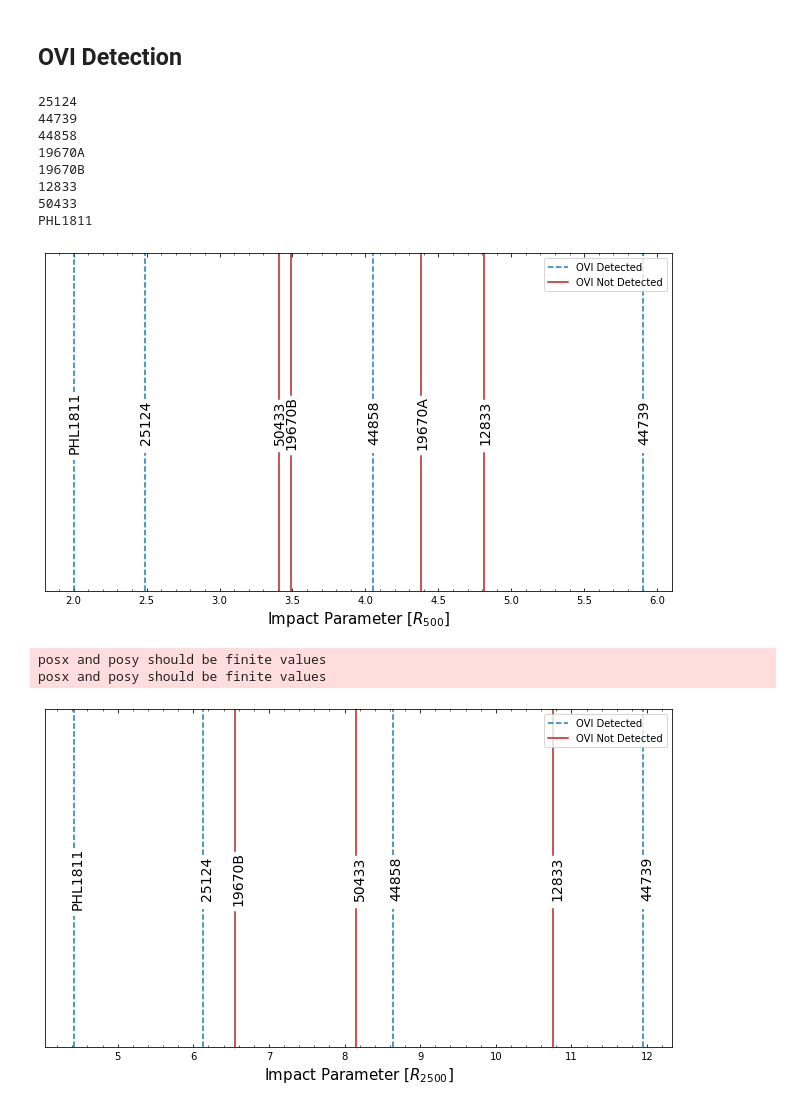
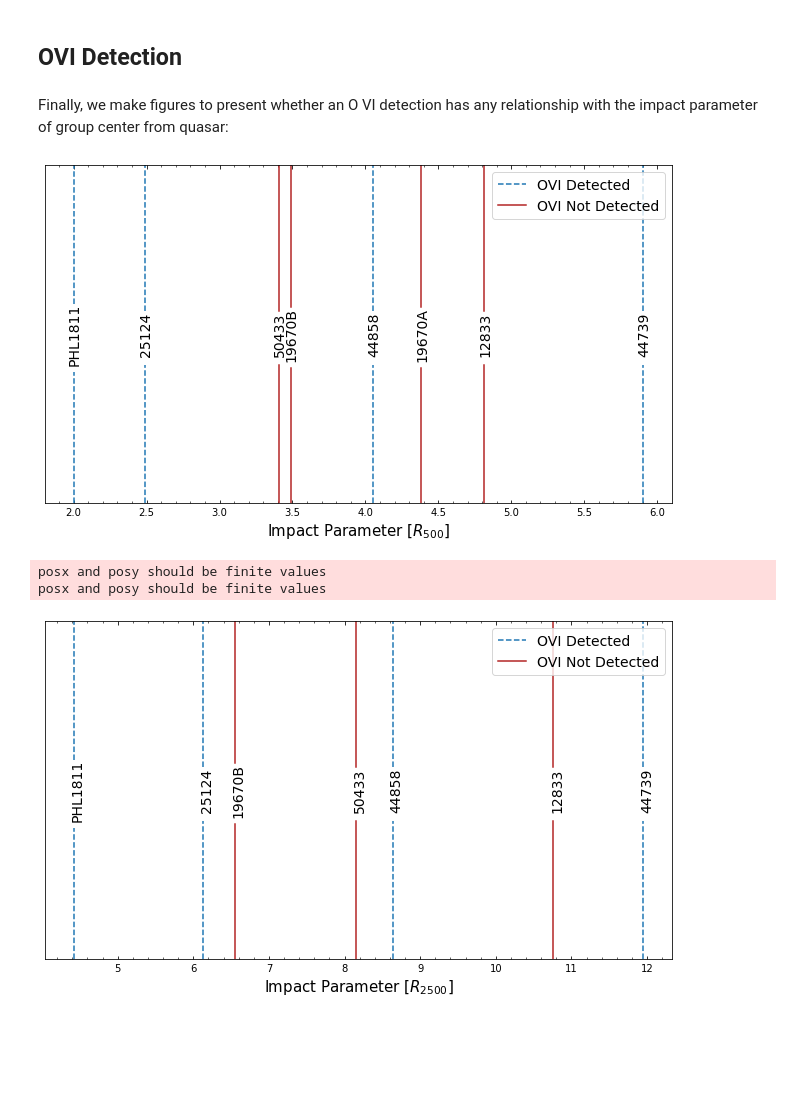
Before and after one commit to DavidT3/OVI_groups, a Jupyter notebook: notebooks/other_analyses/detection_impact_parameter.ipynb, the cells around one changed output. Saved outputs shown, nothing was run; the diff lists cells and outputs as text; code cells hidden in the pictures; blank space fills up the shorter version.

Commit message:
Put the final touches on the notebook that generates figures relating to impact factor, and also renamed it from impact factor to impact parameter

```diff
--- a/notebooks/other_analyses/detection_impact_factor.ipynb
+++ b/notebooks/other_analyses/detection_impact_parameter.ipynb
@@ -266,18 +284,8 @@ plt.show()
 [figure]
 # %% [markdown]
 ## OVI Detection
-# %%
-for row_ind, row in comb.iterrows():
-    print(row['name'])
-# %% [output]
-25124
-44739
-44858
-19670A
-19670B
-12833
-50433
-PHL1811
+# %% [markdown]
+Finally, we make figures to present whether an O VI detection has any relationship with the impact parameter of group center from quasar:
 # %%
 y_stop_start = {'25124': [0.41, 0.57], '44739': [0.41, 0.57], '44858': [0.41, 0.57], '19670A': [0.40, 0.58],
                 '19670B': [0.40, 0.58], '12833': [0.41, 0.57], '50433': [0.41, 0.57], 'PHL1811': [0.39, 0.59]}
@@ -295,35 +303,35 @@ not_det_lab = False
 for row_ind, row in comb.iterrows():
     d_rad = xr500_scale_imp_fac[row_ind].value
     ax.annotate(row['name'], (d_rad - 0.04, 0.5), rotation=90, verticalalignment='center',
                              color='black', fontsize=14, xycoords=('data', 'axes fraction'))
     if row['OVI_det']:
         if not det_lab:
             lab = 'OVI Detected'
             det_lab = True
         else:
             lab = ''
         plt.axvline(d_rad, color='tab:blue', linestyle='dashed',
                     label=lab, ymax=y_stop_start[row['name']][0])
         plt.axvline(d_rad, color='tab:blue', linestyle='dashed', ymin=y_stop_start[row['name']][1], ymax=1)
     else:
         if not not_det_lab:
             lab = 'OVI Not Detected'
             not_det_lab = True
 
         else:
             lab = ''
         plt.axvline(d_rad, color='firebrick', label=lab, ymax=y_stop_start[row['name']][0])
         plt.axvline(d_rad, color='firebrick', ymin=y_stop_start[row['name']][1], ymax=1)
 
 
 plt.yticks([])
-plt.legend(loc=1)
+plt.legend(loc=1, fontsize=14)
 
 plt.tight_layout()
 plt.savefig("../../outputs/figures/xray_r500_impact_par.pdf")
 plt.show()
 # %% [output]
-[figure, old version]
+[figure, new version]
 # %%
 y_stop_start = {'25124': [0.41, 0.57], '44739': [0.41, 0.57], '44858': [0.41, 0.57], '19670A': [0.40, 0.58],
                 '19670B': [0.40, 0.58], '12833': [0.41, 0.57], '50433': [0.41, 0.57], 'PHL1811': [0.39, 0.59]}
@@ -363,7 +371,7 @@ for row_ind, row in comb.iterrows():
 
 
 plt.yticks([])
-plt.legend(loc=1)
+plt.legend(loc=1, fontsize=14)
 
 plt.tight_layout()
 # plt.savefig("../../outputs/figures/xray_r2500_impact_par.pdf")
@@ -371,4 +379,4 @@ plt.show()
 # %% [output]
 posx and posy should be finite values
 posx and posy should be finite values
-[figure, old version]
+[figure, new version]
```
Also changed, not shown: parts of 11 cells of this notebook.
